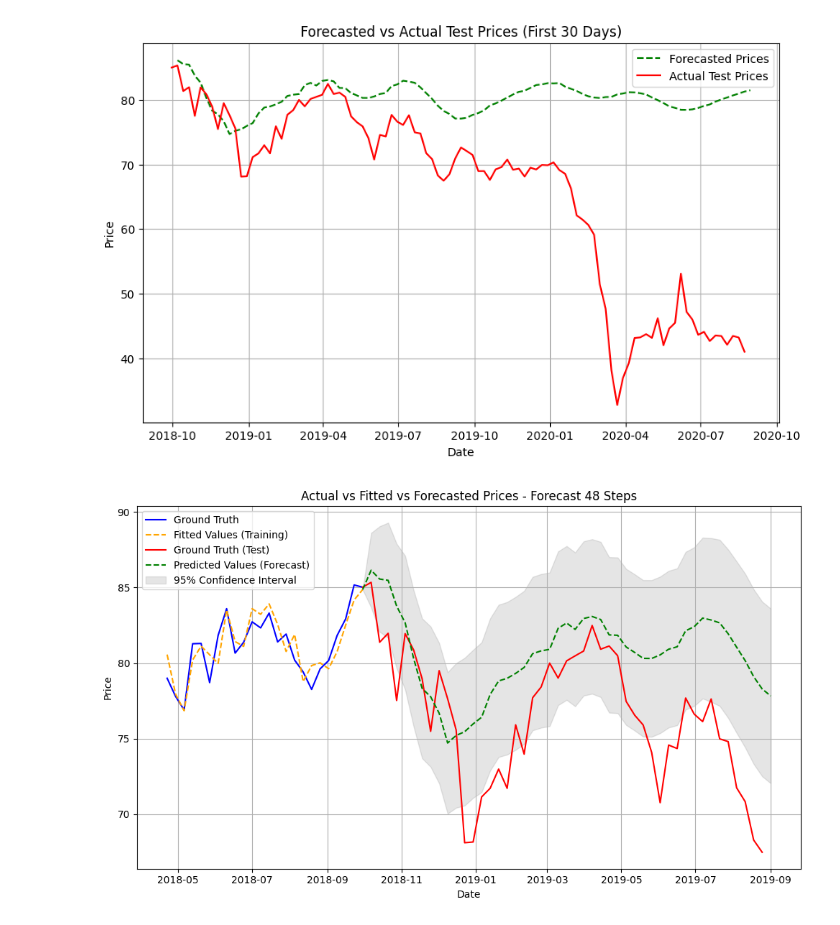
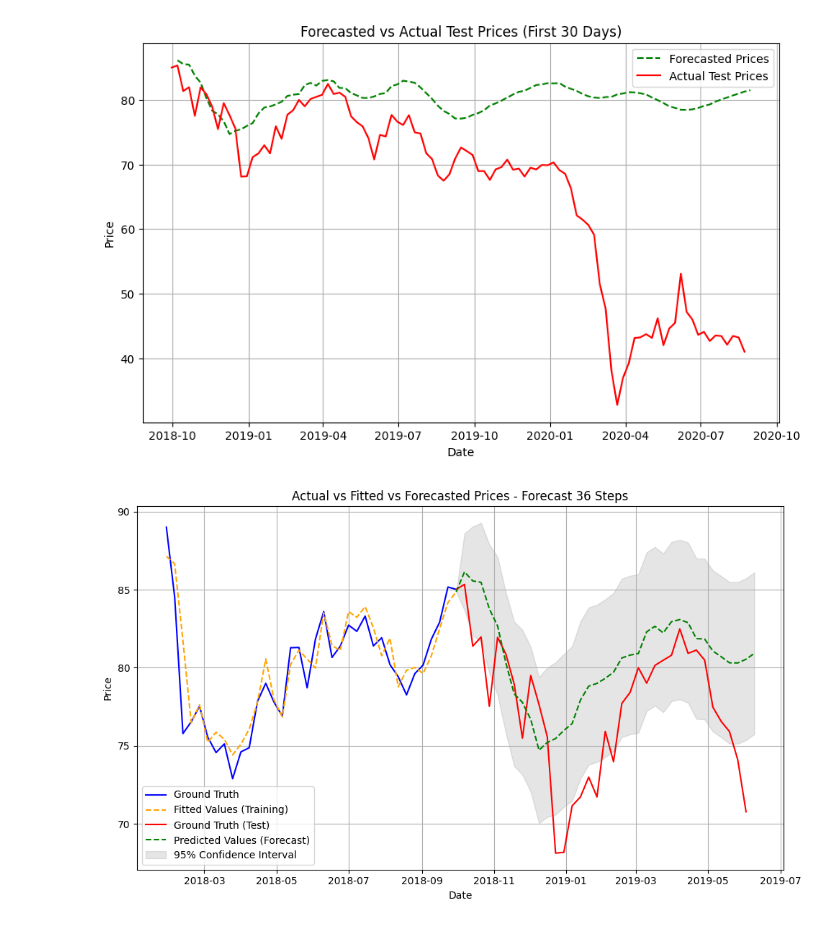
Before and after one commit to edocampione/4YP, a Jupyter notebook: models/ARIMA.ipynb, the cells around one changed output. Drawn from its saved outputs; the diff is of its cells as text; code cells hidden in the pictures.

```diff
--- a/models/ARIMA.ipynb
+++ b/models/ARIMA.ipynb
@@ -396,7 +396,7 @@ Freq: W-SUN, Name: predicted_mean, Length: 100, dtype: float64
 [figure]
 # %%
 # Define the number of steps you want to forecast
-forecast_steps = 48 # You can change this value to whatever number of steps you want
+forecast_steps = 36 # You can change this value to whatever number of steps you want
 
 # Forecast the next 'forecast_steps' values (out-of-sample prediction)
 forecast_results = model_fit.get_forecast(steps=forecast_steps)
@@ -410,32 +410,32 @@ forecast_values = pd.concat([pd.Series(x), forecast_values], ignore_index=True)
 
 # Confidence intervals for the forecast
 conf_int = forecast_results.conf_int(alpha=0.05)
 init_row = pd.DataFrame([[x, x]], columns=conf_int.columns)  # Initialise both bounds
 conf_int = pd.concat([init_row, conf_int], ignore_index=True)
 
 # Filter the data for the post-2018 period
-train_data_filtered = train_data.iloc[-24:]
+train_data_filtered = train_data.iloc[-36:]
 
 
 # Create the plot (only the right side for post-2018)
 fig, ax = plt.subplots(figsize=(10, 6))
 
 # Plot actual vs fitted vs forecasted values for the post-2018 period
 ax.plot(train_data_filtered.index, train_data_filtered['PRC'], label='Ground Truth', color='blue')
 ax.plot(train_data_filtered.index, model_fit.fittedvalues.loc[train_data_filtered.index], label='Fitted Values (Training)', color='orange', linestyle='--')
 ax.plot(test_data.index[:(forecast_steps)], test_data['PRC'][:(forecast_steps)], label='Ground Truth (Test)', color='red')
 ax.plot(test_data.index[:forecast_steps+1], forecast_values, label='Predicted Values (Forecast)', color='green', linestyle='--')
 ax.fill_between(test_data.index[0:forecast_steps+1], conf_int.iloc[:, 0], conf_int.iloc[:, 1], color='gray', alpha=0.2, label='95% Confidence Interval')
 
 # Customize the plot
 ax.set_title(f'Actual vs Fitted vs Forecasted Prices - Forecast {forecast_steps} Steps')
 ax.set_xlabel('Date')
 ax.set_ylabel('Price')
 ax.legend()
 ax.grid(True)
 
 # Display the plot
 plt.tight_layout()
 plt.show()
 # %% [output]
-[figure, old version]
+[figure, new version]
```
Also changed, not shown: 47 other files.
